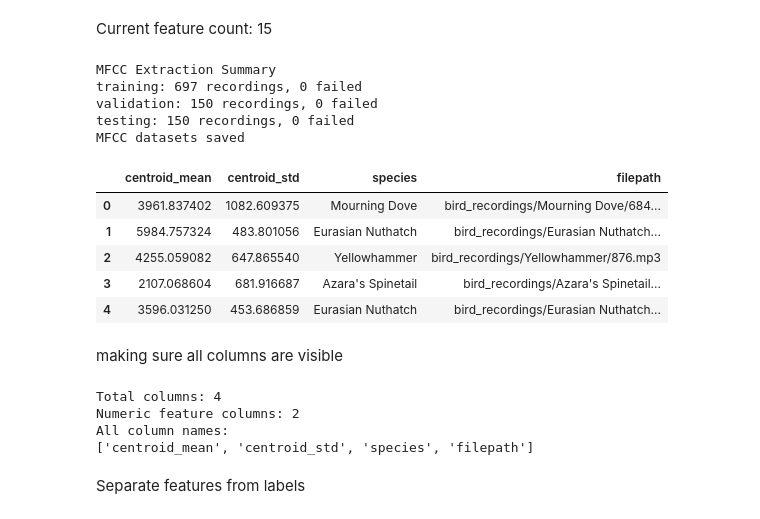
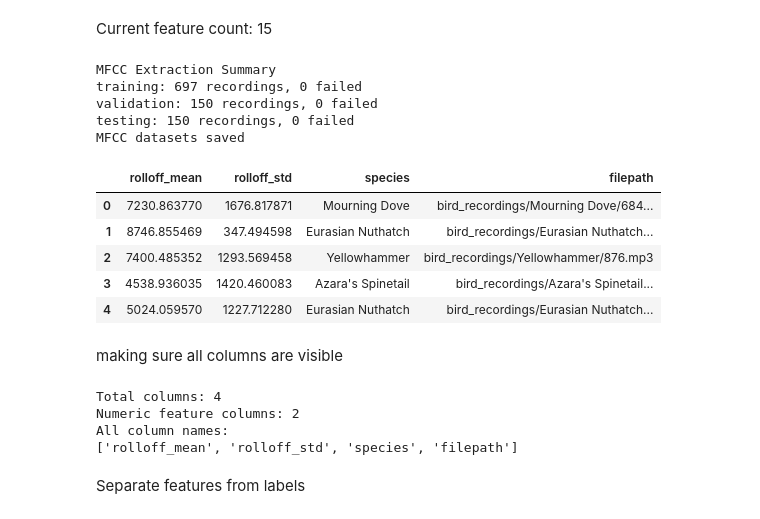
Before and after one commit to Fenera/Bird-Call-Classification-Project, a Jupyter notebook: BirdDataPreparation.ipynb, the cells around one changed output. Saved outputs shown, nothing was run; the diff lists cells and outputs as text; code cells hidden in the pictures.

```diff
--- a/BirdDataPreparation.ipynb
+++ b/BirdDataPreparation.ipynb
@@ -576,18 +576,17 @@ def extract_mfcc(filepath):
         raise ValueError("Audio recording is too short")
 
 
-
     # ----------------------------------
-    # 2. SPECTRAL CENTROID
+    # 4. SPECTRAL ROLLOFF
     # ----------------------------------
 
-    spectral_centroid = librosa.feature.spectral_centroid(
+    spectral_rolloff = librosa.feature.spectral_rolloff(
         y=y,
         sr=sr
     )
 
-    centroid_mean = np.mean(spectral_centroid)
-    centroid_std = np.std(spectral_centroid)
+    rolloff_mean = np.mean(spectral_rolloff)
+    rolloff_std = np.std(spectral_rolloff)
 
 
 
@@ -598,9 +597,8 @@ def extract_mfcc(filepath):
     features = np.concatenate([
 
 
-        # Spectral Centroid: 2
-        [centroid_mean, centroid_std]
-
+        # Spectral Rolloff: 2
+        [rolloff_mean, rolloff_std]
     ])
 
     return features
@@ -638,9 +636,8 @@ def process_dataset(dataset):
 
     #Create the DataFrame with the extracted features
     feature_columns = (
-
-        # Spectral Centroid (2)
-        ["centroid_mean", "centroid_std"]
+        # Spectral Rolloff
+        ["rolloff_mean", "rolloff_std"]
     )
 
     mfcc_df = pd.DataFrame(
@@ -654,39 +651,39 @@ def process_dataset(dataset):
 
     return mfcc_df, failed_files
 
 
 #Extract features separately for each dataset
 train_mfcc, train_failed = process_dataset(train_df)
 val_mfcc, val_failed = process_dataset(val_df)
 test_mfcc, test_failed = process_dataset(test_df)
 
 print("\nMFCC Extraction Summary")
 print(f"training: {len(train_mfcc)} recordings, {len(train_failed)} failed")
 print(f"validation: {len(val_mfcc)} recordings, {len(val_failed)} failed")
 print(f"testing: {len(test_mfcc)} recordings, {len(test_failed)} failed")
 
 #Saave stracted features
 #each dataset with its MFCC features and species labels
 train_mfcc.to_csv("bird_train_mfcc.csv", index=False)
 val_mfcc.to_csv("bird_validation_mfcc.csv", index=False)
 test_mfcc.to_csv("bird_test_mfcc.csv", index=False)
 
 print("MFCC datasets saved")
 
 #View the training features
 display(train_mfcc.head())
 # %% [output]
 MFCC Extraction Summary
 training: 697 recordings, 0 failed
 validation: 150 recordings, 0 failed
 testing: 150 recordings, 0 failed
 MFCC datasets saved
-|  | centroid_mean | centroid_std | species | filepath |
-| 0 | 3961.837402 | 1082.609375 | Mourning Dove | bird_recordings/Mourning Dove/684... |
-| 1 | 5984.757324 | 483.801056 | Eurasian Nuthatch | bird_recordings/Eurasian Nuthatch... |
-| 2 | 4255.059082 | 647.865540 | Yellowhammer | bird_recordings/Yellowhammer/876.mp3 |
-| 3 | 2107.068604 | 681.916687 | Azara's Spinetail | bird_recordings/Azara's Spinetail... |
-| 4 | 3596.031250 | 453.686859 | Eurasian Nuthatch | bird_recordings/Eurasian Nuthatch... |
+|  | rolloff_mean | rolloff_std | species | filepath |
+| 0 | 7230.863770 | 1676.817871 | Mourning Dove | bird_recordings/Mourning Dove/684... |
+| 1 | 8746.855469 | 347.494598 | Eurasian Nuthatch | bird_recordings/Eurasian Nuthatch... |
+| 2 | 7400.485352 | 1293.569458 | Yellowhammer | bird_recordings/Yellowhammer/876.mp3 |
+| 3 | 4538.936035 | 1420.460083 | Azara's Spinetail | bird_recordings/Azara's Spinetail... |
+| 4 | 5024.059570 | 1227.712280 | Eurasian Nuthatch | bird_recordings/Eurasian Nuthatch... |
 # %% [markdown]
 making sure all columns are visible
 # %%
@@ -698,7 +695,7 @@ print(train_mfcc.columns.tolist())
 Total columns: 4
 Numeric feature columns: 2
 All column names:
-['centroid_mean', 'centroid_std', 'species', 'filepath']
+['rolloff_mean', 'rolloff_std', 'species', 'filepath']
 # %% [markdown]
 Separate features from labels
 # %% [markdown]
```
Also changed, not shown: parts of 7 cells of this notebook.
